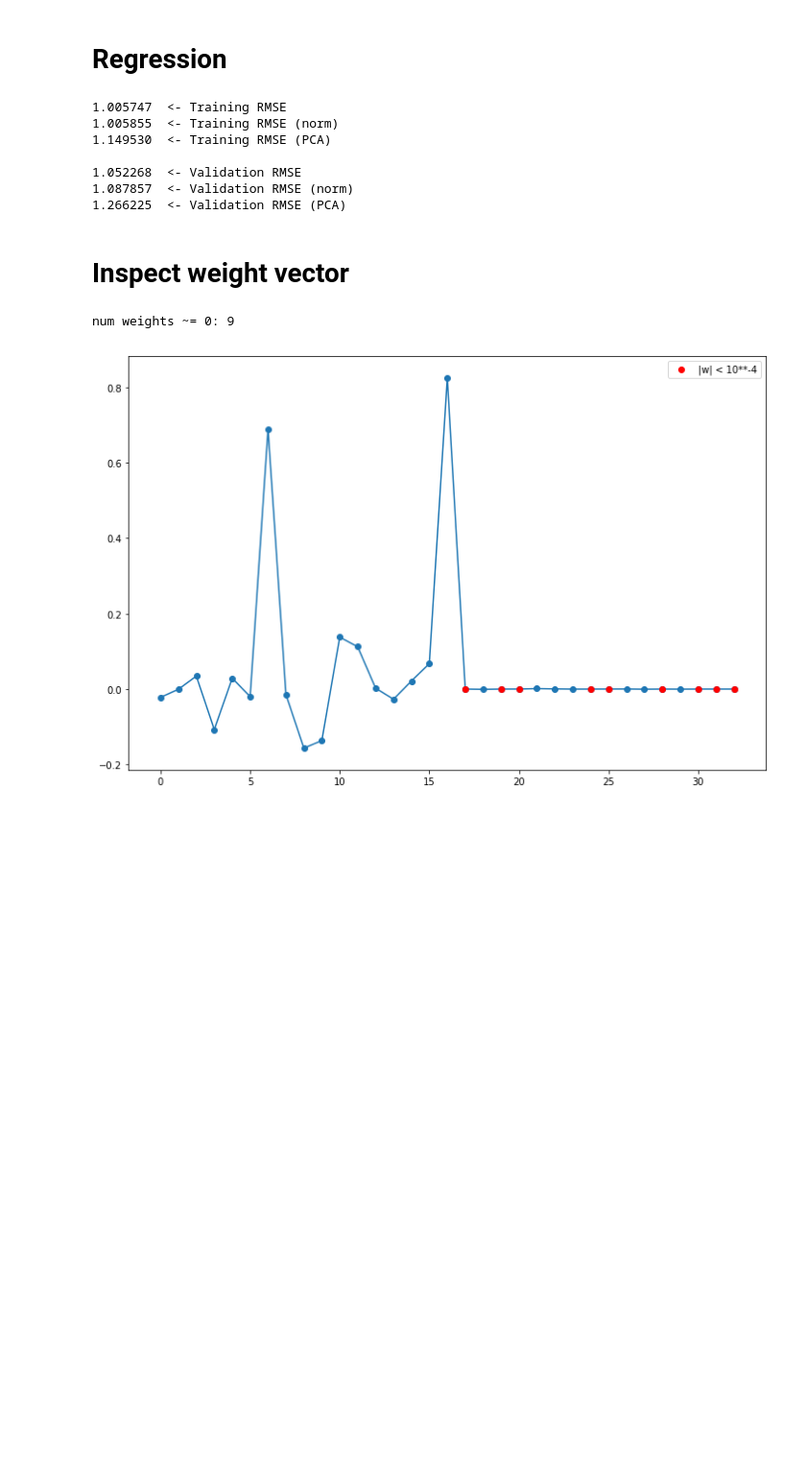
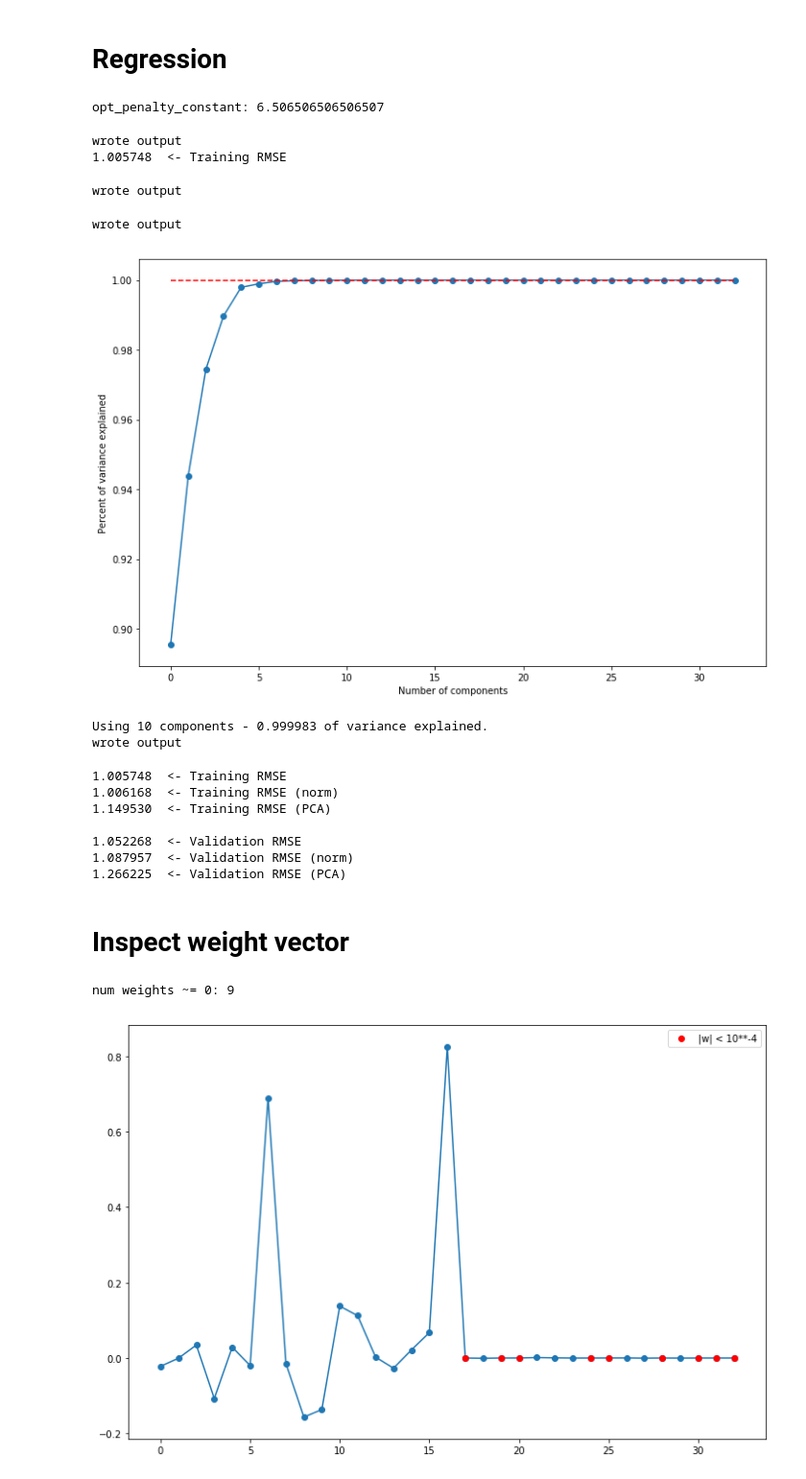
Before and after one commit to jenklu/cs145_course_project, a Jupyter notebook: Ridge regression on DEFINITE features only.ipynb, the cells around one changed output. Shown: that part at 96% size. Cells and saved outputs as stored; diff of their text form; code cells hidden in the pictures; blank space fills up the shorter version.

```diff
--- a/Ridge regression on DEFINITE features only.ipynb
+++ b/Ridge regression on DEFINITE features only.ipynb
@@ -54,3 +56,5 @@ TYPE: string. Doing one-hot encoding.
 | upB0RQl-l529IVwgOpwOQQ | 0.0 | 1.0 | 0.0 | 1.0 | ... |
 | TulmRC5V0--dnXYd_GOSvA | 1.0 | 0.0 | 0.0 | 1.0 | ... |
 | yqYtY3-Po4OVPafA9Z-Xyw | 1.0 | 0.0 | 0.0 | 1.0 | ... |
+# %%
+X_test = construct_test_matrix(b_data, u_data, verbose=True)
@@ -76,14 +167,54 @@ def rmse(y1, y2):
+# %%
+print(f"opt_penalty_constant: {opt_penalty}")
+# %% [output]
+opt_penalty_constant: 6.506506506506507
+# %%
+clf_cv = RidgeCV(alphas=[0.01, 0.1, 0.5, 1, 2.5, opt_penalty, 10])
+clf_cv.fit(X, y)
+y_cv_test = clf_cv.predict(X_test)
+y_cv_cleaned = format_output(y_cv_test)
+write_output(y_cv_cleaned, 'ridge_cv_regression')
+print("wrote output")
+
+# training error
+y_cv_pred_train = clf_cv.predict(X)
+mse_cv_train = rmse(y, y_cv_pred_train)
+print('%f  <- Training RMSE' % mse_cv_train)
+# %% [output]
+wrote output
+1.005748  <- Training RMSE
+# %%
+clf = Ridge(alpha=opt_penalty, tol=0.0001)
+clf.fit(X, y)
+y_test = clf.predict(X_test)
+y_cleaned = format_output(y_test)
+write_output(y_cleaned, 'ridge_regression')
+print("wrote output")
+# %% [output]
+wrote output
+# %%
+clf_n = Ridge(alpha=opt_penalty)
+clf_n.fit(X_n, y)
+y_n_test = clf_n.predict(X_test)
+y_n_cleaned = format_output(y_test)
+write_output(y_n_cleaned, 'ridge_regression_normalized')
+print("wrote output")
+# %% [output]
+wrote output
+# %%
+clf_pca = Ridge(alpha=opt_penalty)
+clf_pca.fit(X_pca, y)
+Z = get_PCA_matrix(X_test, n_components=10, plot_expl_variance=True, verbose=True)
+X_pca_test = np.dot(X_test, Z.T)
+y_pca_test = clf_pca.predict(X_pca_test)
+y_pca_cleaned = format_output(y_pca_test)
+write_output(y_pca_cleaned, 'svm_optimal_c_pca')
+print("wrote output")
+# %% [output]
+[figure, added]
+Using 10 components - 0.999983 of variance explained.
+wrote output
 # %%
-clf = Ridge(alpha=0.05)
-clf.fit(X, y)
-
-clf_n = Ridge(alpha=0.05)
-clf_n.fit(X_n, y)
-
-clf_pca = Ridge(alpha=0.05)
-clf_pca.fit(X_pca, y)
-
-
 # training error
 y_pred_train = clf.predict(X)
 mse_train = rmse(y, y_pred_train)
@@ -116,12 +247,12 @@ y_pred_valid_pca = clf_pca.predict(X_valid_pca)
 mse_valid_pca = rmse(y_valid, y_pred_valid_pca)
 print('%f  <- Validation RMSE (PCA)' % mse_valid_pca)
 # %% [output]
-1.005747  <- Training RMSE
-1.005855  <- Training RMSE (norm)
+1.005748  <- Training RMSE
+1.006168  <- Training RMSE (norm)
 1.149530  <- Training RMSE (PCA)
 
 1.052268  <- Validation RMSE
-1.087857  <- Validation RMSE (norm)
+1.087957  <- Validation RMSE (norm)
 1.266225  <- Validation RMSE (PCA)
 # %% [markdown]
 # Inspect weight vector
```
Also changed, not shown: parts of 8 cells of this notebook, 3 other files.
